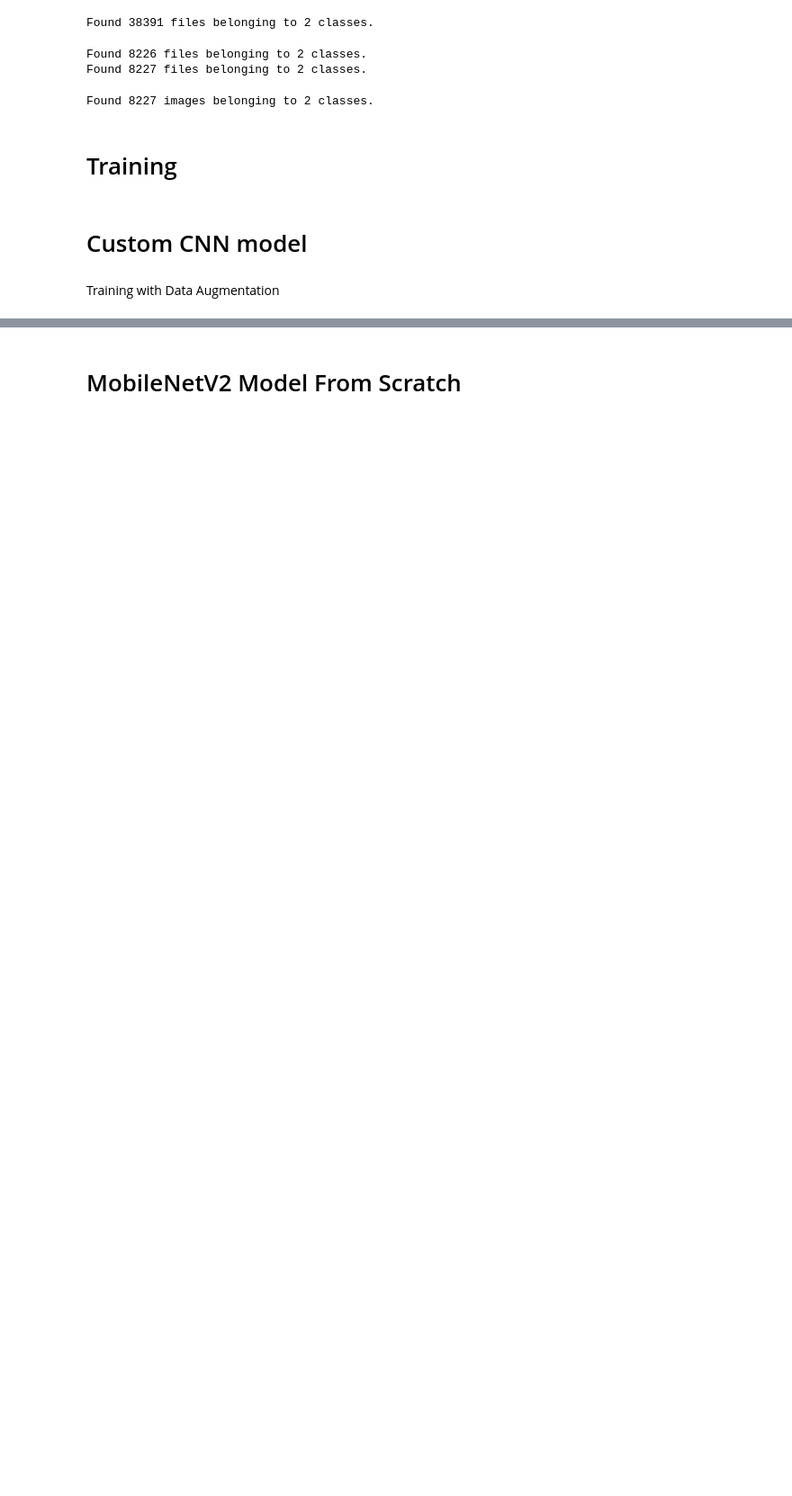
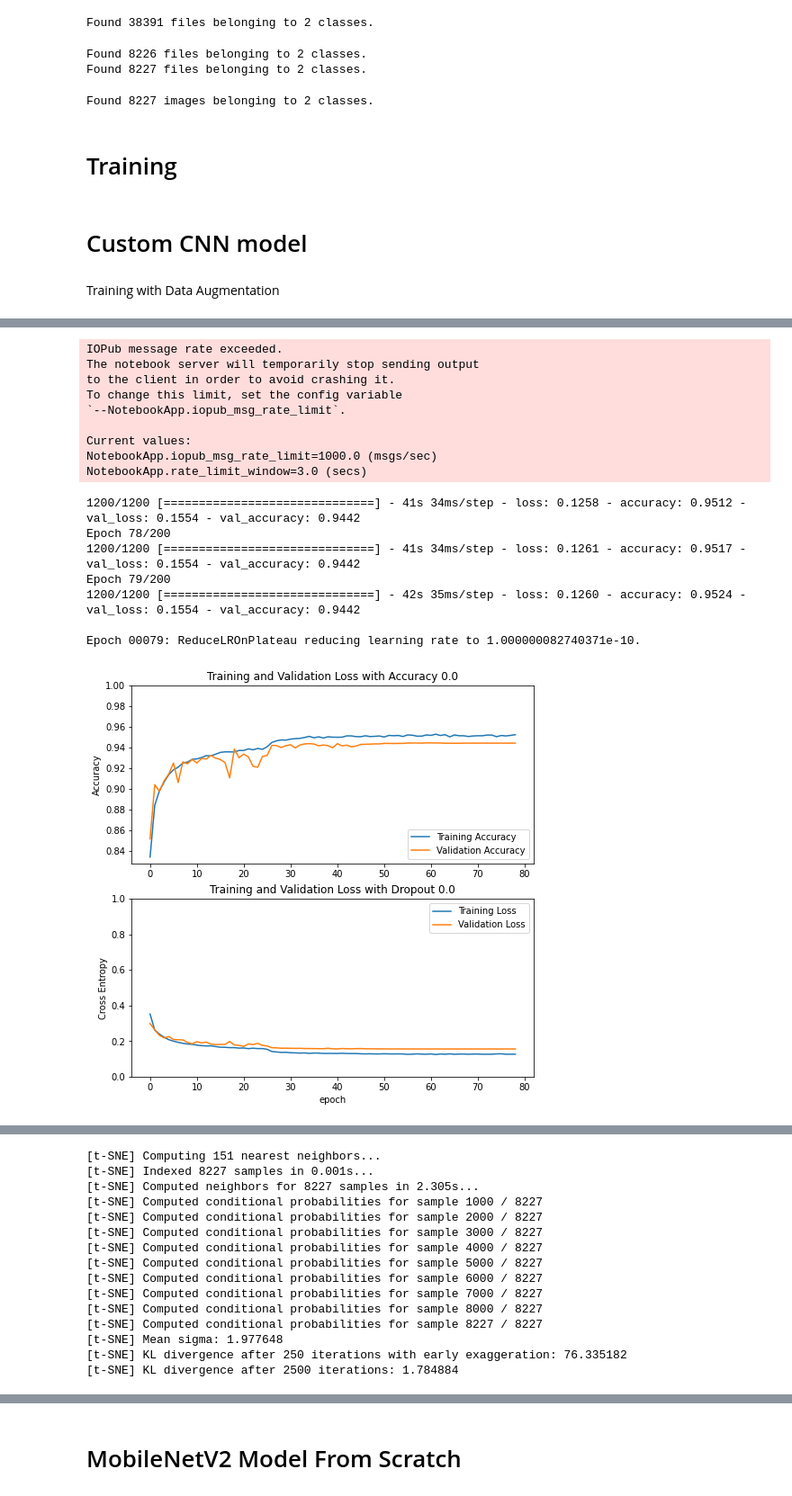
Before and after one commit to diego-mansilla/detritus-recognition, a Jupyter notebook: train_models.ipynb, the cells around one changed output, grey strips where cells are left out. Shown: that part at 90% size. Saved outputs shown, nothing was run; the diff lists cells and outputs as text; code cells hidden in the pictures; blank space fills up the shorter version.

```diff
--- a/train_models.ipynb
+++ b/train_models.ipynb
@@ -112,9 +159,10 @@ print_tsne(model_A, test_dataset, 2500)
 # %%
-'''
+mcp_save = tf.keras.callbacks.ModelCheckpoint('.model_b', save_best_only=True, monitor='val_loss', mode='min')
+callbacks = [mcp_save, early_stopping, reduce_lr_loss]
+
 model_B = get_model_B(0.0, True, 0.0)
 history = train_model(model_B, TRAINING_EPOCHS, train_dataset, validation_dataset, base_learning_rate, callbacks)
 show_plot(history, 0.0)
 test_accuracy(model_B, test_dataset)
 print_tsne(model_B, test_dataset, 2500)
-'''
 # %% [output]
@@ -121,0 +209,17 @@ print_tsne(model_B, test_dataset, 2500)
+IOPub message rate exceeded.
+The notebook server will temporarily stop sending output
+to the client in order to avoid crashing it.
+To change this limit, set the config variable
+`--NotebookApp.iopub_msg_rate_limit`.
+
+Current values:
+NotebookApp.iopub_msg_rate_limit=1000.0 (msgs/sec)
+NotebookApp.rate_limit_window=3.0 (secs)
+1200/1200 [==============================] - 41s 34ms/step - loss: 0.1258 - accuracy: 0.9512 - val_loss: 0.1554 - val_accuracy: 0.9442
+Epoch 78/200
+1200/1200 [==============================] - 41s 34ms/step - loss: 0.1261 - accuracy: 0.9517 - val_loss: 0.1554 - val_accuracy: 0.9442
+Epoch 79/200
+1200/1200 [==============================] - 42s 35ms/step - loss: 0.1260 - accuracy: 0.9524 - val_loss: 0.1554 - val_accuracy: 0.9442
+
+Epoch 00079: ReduceLROnPlateau reducing learning rate to 1.000000082740371e-10.
+[figure, added]
@@ -121,0 +228,15 @@ print_tsne(model_B, test_dataset, 2500)
+[t-SNE] Computing 151 nearest neighbors...
+[t-SNE] Indexed 8227 samples in 0.001s...
+[t-SNE] Computed neighbors for 8227 samples in 2.305s...
+[t-SNE] Computed conditional probabilities for sample 1000 / 8227
+[t-SNE] Computed conditional probabilities for sample 2000 / 8227
+[t-SNE] Computed conditional probabilities for sample 3000 / 8227
+[t-SNE] Computed conditional probabilities for sample 4000 / 8227
+[t-SNE] Computed conditional probabilities for sample 5000 / 8227
+[t-SNE] Computed conditional probabilities for sample 6000 / 8227
+[t-SNE] Computed conditional probabilities for sample 7000 / 8227
+[t-SNE] Computed conditional probabilities for sample 8000 / 8227
+[t-SNE] Computed conditional probabilities for sample 8227 / 8227
+[t-SNE] Mean sigma: 1.977648
+[t-SNE] KL divergence after 250 iterations with early exaggeration: 76.335182
+[t-SNE] KL divergence after 2500 iterations: 1.784884
```
Also changed, not shown: parts of 23 cells of this notebook.
